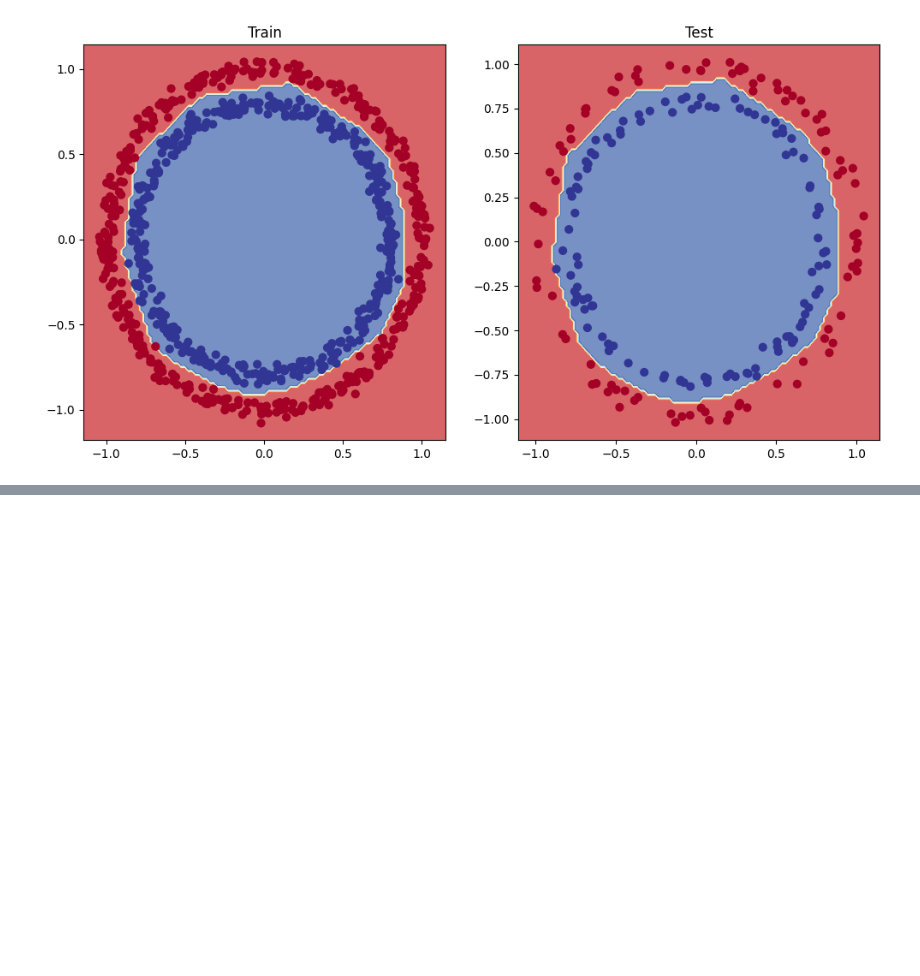
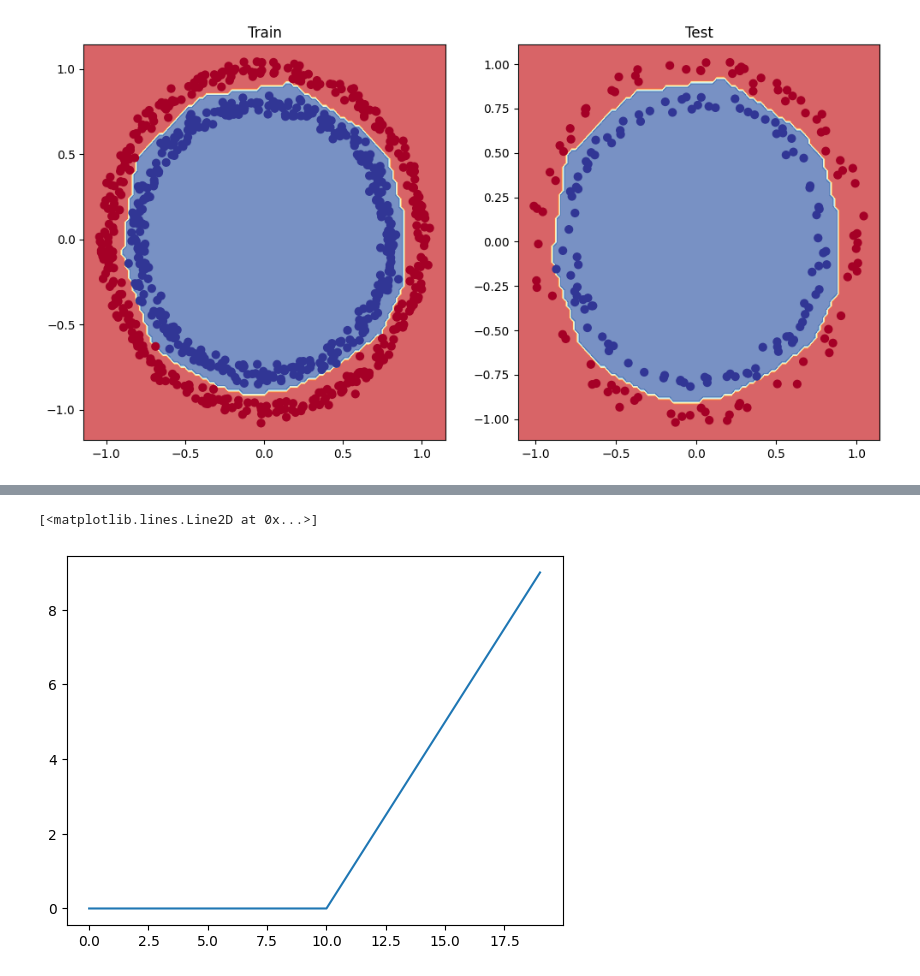
Before and after one commit to LadakaTayaara/deep-learning-codealong-nb, a Jupyter notebook: pytorchnntut.ipynb, the cells around one changed output, grey strips where cells are left out. Saved outputs shown, nothing was run; the diff lists cells and outputs as text; code cells hidden in the pictures; blank space fills up the shorter version.

```diff
--- a/pytorchnntut.ipynb
+++ b/pytorchnntut.ipynb
@@ -648,0 +663,7 @@ plot_decision_boundary(model3, X_test, y_test)
+# %%
+def relu(x: torch.Tensor)-> torch.Tensor:
+    return torch.maximum(torch.tensor(0),x)#relu function , inputs must be tensor
+plt.plot(relu(A))
+# %% [output]
+[<matplotlib.lines.Line2D at 0x...>]
+[figure, added]
```
Also changed, not shown: parts of 18 cells of this notebook.
